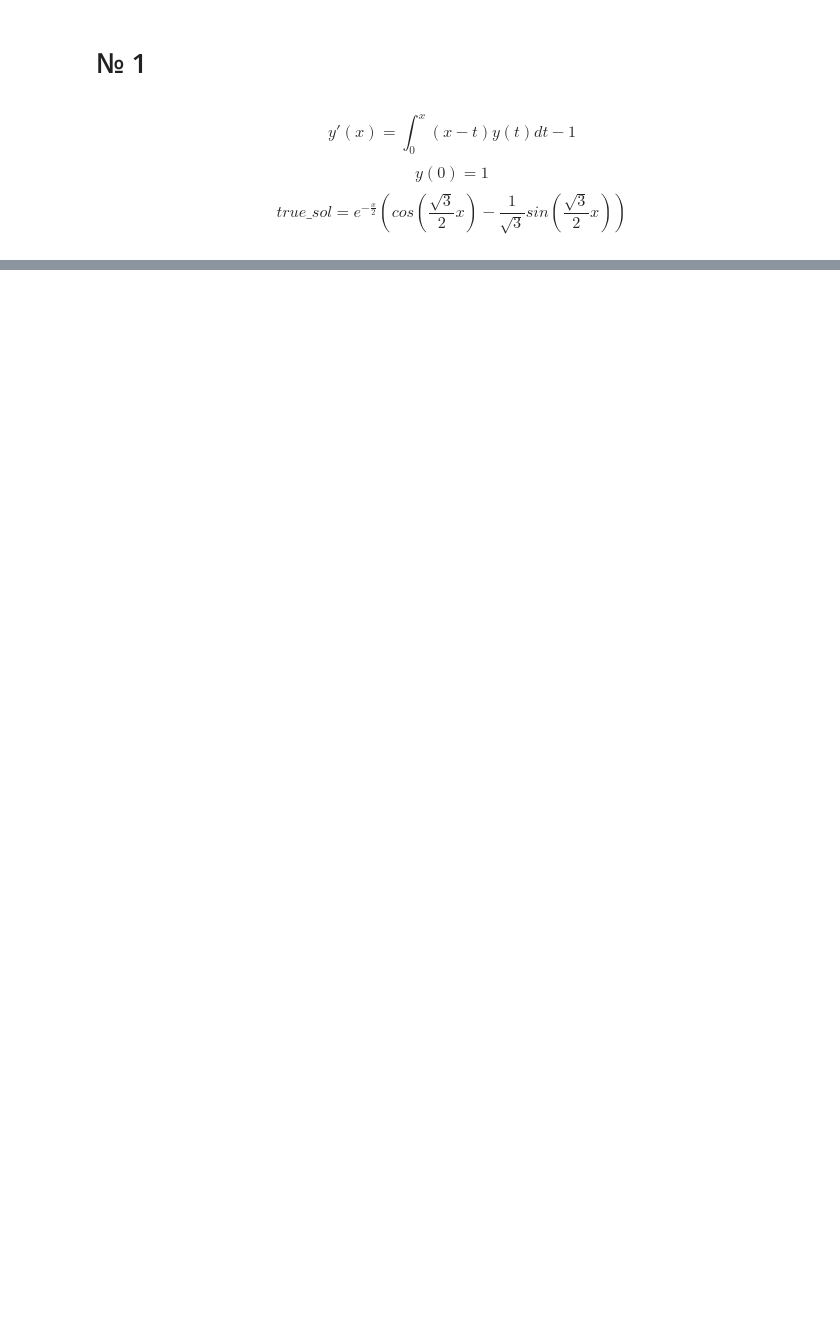
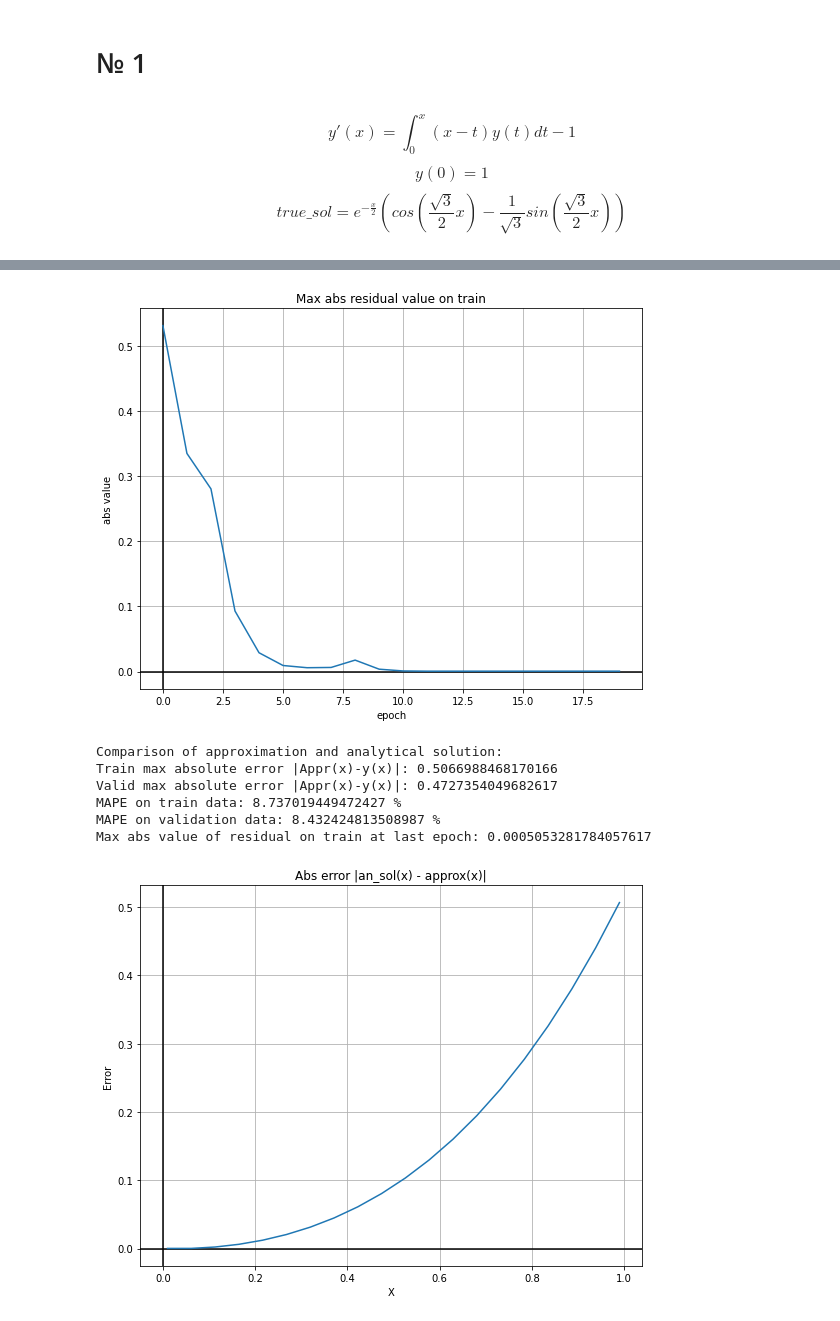
Before and after one commit to Ilshat-Akhmetov/NN_Solver_for_Diff_and_Inegral_Eqs, a Jupyter notebook: JupyterPresentations/Solving_Integro_differential_eqs_with_NN.ipynb, the cells around one changed output, grey strips where cells are left out. Saved outputs shown, nothing was run; the diff lists cells and outputs as text; code cells hidden in the pictures; blank space fills up the shorter version.

```diff
--- a/JupyterPresentations/Solving_Integro_differential_eqs_with_NN.ipynb
+++ b/JupyterPresentations/Solving_Integro_differential_eqs_with_NN.ipynb
@@ -79,0 +188,20 @@ Max abs value of residual on train at last epoch: 0.0005604028701782227
+# %%
+analytical_solution = lambda x: -torch.exp(x)
+report = ReportMaker(nn_model,
+                         loss_train,
+                         loss_valid,
+                         main_domain,
+                         compare_to_functions=plot_two_1d_functions,
+                         analytical_solutions=analytical_solution
+                         )
+report.print_loss_history()
+report.compare_appr_with_analytical()
+# %% [output]
+[figure, added]
+Comparison of approximation and analytical solution:
+Train max absolute error |Appr(x)-y(x)|: 0.5066988468170166
+Valid max absolute error |Appr(x)-y(x)|: 0.4727354049682617
+MAPE on train data: 8.737019449472427 %
+MAPE on validation data: 8.432424813508987 %
+Max abs value of residual on train at last epoch: 0.0005053281784057617
+[figure, added]
```
Also changed, not shown: parts of 15 cells of this notebook, 13 other files.
